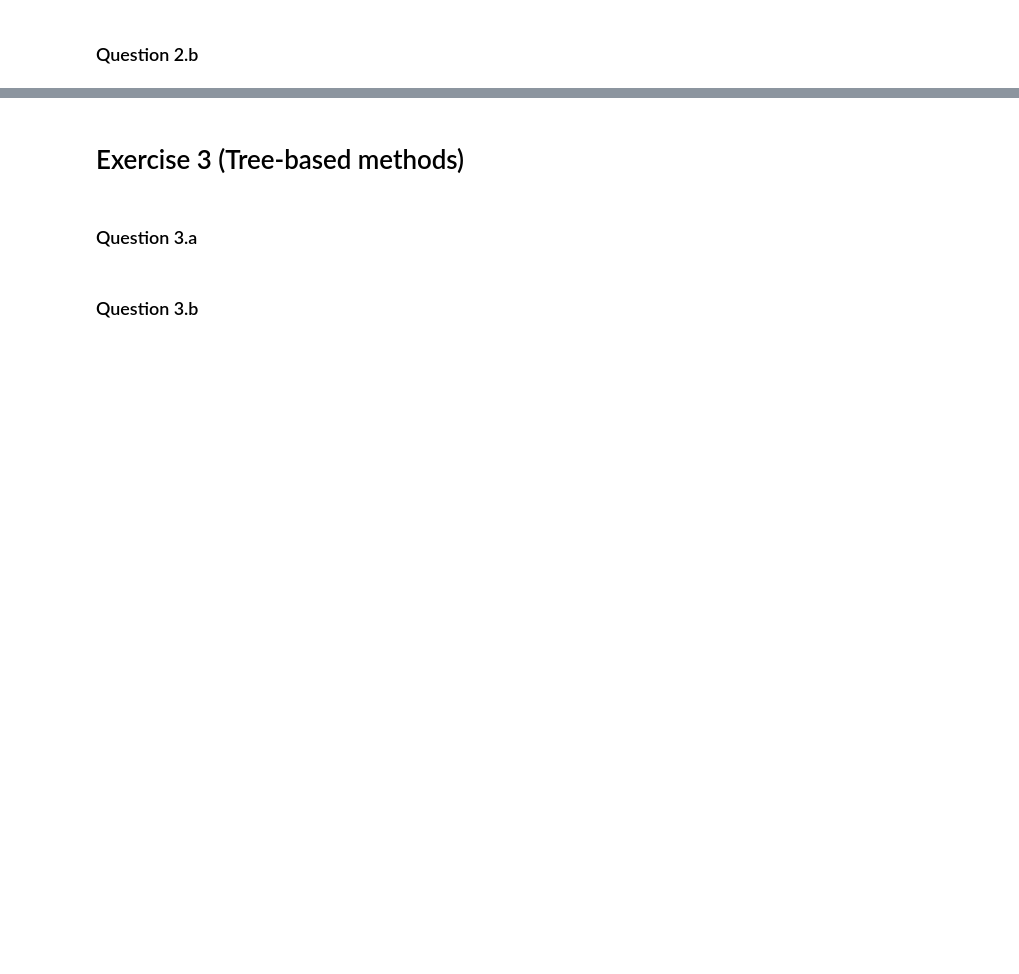
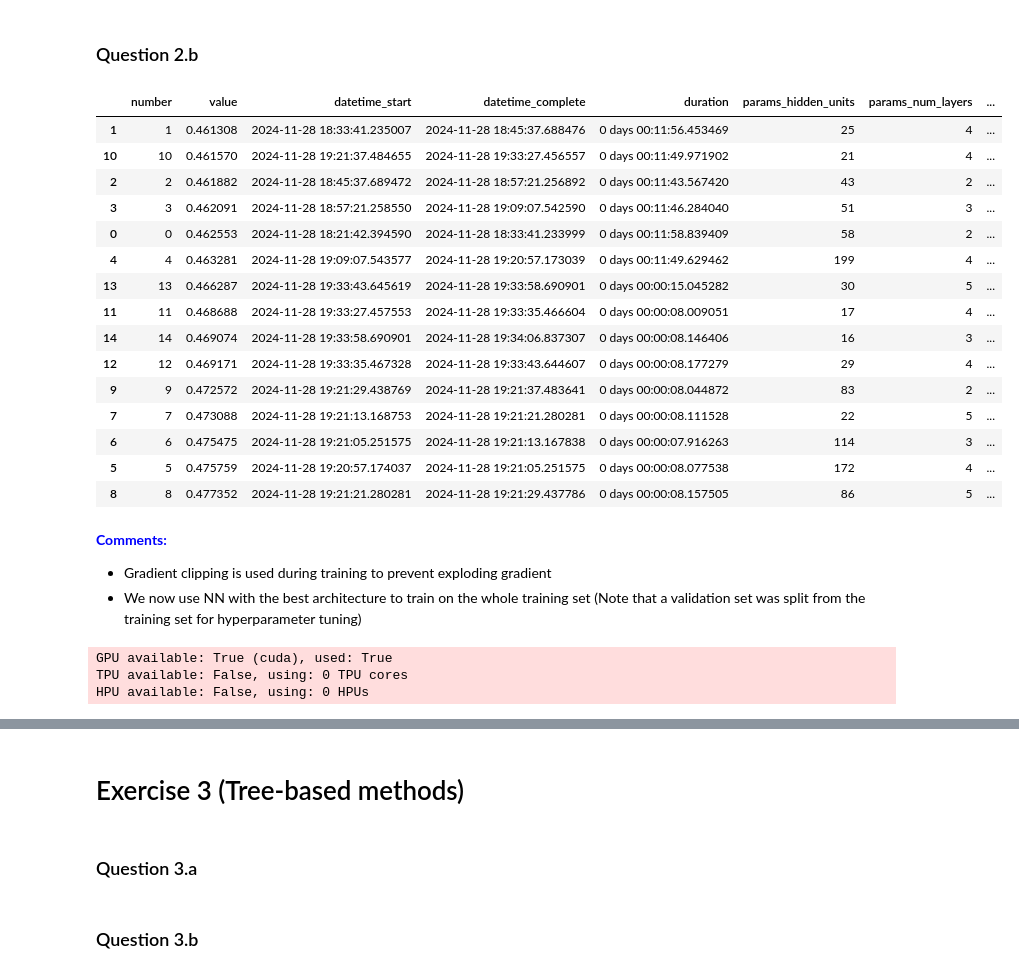
Before and after one commit to 10258392511/MLFIProjects, a Jupyter notebook: InsuranceClaimPred/assignment4_completed.ipynb, the cells around one changed output, grey strips where cells are left out. Cells and saved outputs as stored; diff of their text form; code cells hidden in the pictures; blank space fills up the shorter version.

```diff
--- a/InsuranceClaimPred/assignment4_completed.ipynb
+++ b/InsuranceClaimPred/assignment4_completed.ipynb
@@ -521,0 +651,76 @@ def predict(trainer: pl.Trainer, pl_model: pl.LightningModule, data_module: pl.L
+# %%
+with open("submissions/MLP_study.pkl", "rb") as rf:
+    study = pickle.load(rf)
+study.trials_dataframe().sort_values("value", ascending=True)
+# %% [output]
+|  | number | value | datetime_start | datetime_complete | duration | params_hidden_units | params_num_layers | ... |
+| 1 | 1 | 0.461308 | 2024-11-28 18:33:41.235007 | 2024-11-28 18:45:37.688476 | 0 days 00:11:56.453469 | 25 | 4 | ... |
+| 10 | 10 | 0.461570 | 2024-11-28 19:21:37.484655 | 2024-11-28 19:33:27.456557 | 0 days 00:11:49.971902 | 21 | 4 | ... |
+| 2 | 2 | 0.461882 | 2024-11-28 18:45:37.689472 | 2024-11-28 18:57:21.256892 | 0 days 00:11:43.567420 | 43 | 2 | ... |
+| 3 | 3 | 0.462091 | 2024-11-28 18:57:21.258550 | 2024-11-28 19:09:07.542590 | 0 days 00:11:46.284040 | 51 | 3 | ... |
+| 0 | 0 | 0.462553 | 2024-11-28 18:21:42.394590 | 2024-11-28 18:33:41.233999 | 0 days 00:11:58.839409 | 58 | 2 | ... |
+| 4 | 4 | 0.463281 | 2024-11-28 19:09:07.543577 | 2024-11-28 19:20:57.173039 | 0 days 00:11:49.629462 | 199 | 4 | ... |
+| 13 | 13 | 0.466287 | 2024-11-28 19:33:43.645619 | 2024-11-28 19:33:58.690901 | 0 days 00:00:15.045282 | 30 | 5 | ... |
+| 11 | 11 | 0.468688 | 2024-11-28 19:33:27.457553 | 2024-11-28 19:33:35.466604 | 0 days 00:00:08.009051 | 17 | 4 | ... |
+| 14 | 14 | 0.469074 | 2024-11-28 19:33:58.690901 | 2024-11-28 19:34:06.837307 | 0 days 00:00:08.146406 | 16 | 3 | ... |
+| 12 | 12 | 0.469171 | 2024-11-28 19:33:35.467328 | 2024-11-28 19:33:43.644607 | 0 days 00:00:08.177279 | 29 | 4 | ... |
+| 9 | 9 | 0.472572 | 2024-11-28 19:21:29.438769 | 2024-11-28 19:21:37.483641 | 0 days 00:00:08.044872 | 83 | 2 | ... |
+| 7 | 7 | 0.473088 | 2024-11-28 19:21:13.168753 | 2024-11-28 19:21:21.280281 | 0 days 00:00:08.111528 | 22 | 5 | ... |
+| 6 | 6 | 0.475475 | 2024-11-28 19:21:05.251575 | 2024-11-28 19:21:13.167838 | 0 days 00:00:07.916263 | 114 | 3 | ... |
+| 5 | 5 | 0.475759 | 2024-11-28 19:20:57.174037 | 2024-11-28 19:21:05.251575 | 0 days 00:00:08.077538 | 172 | 4 | ... |
+| 8 | 8 | 0.477352 | 2024-11-28 19:21:21.280281 | 2024-11-28 19:21:29.437786 | 0 days 00:00:08.157505 | 86 | 5 | ... |
+# %% [markdown]
+<span style="color: blue;"><b>Comments:</b></span>
+- Gradient clipping is used during training to prevent exploding gradient
+- We now use NN with the best architecture to train on the whole training set (Note that a validation set was split from the training set for hyperparameter tuning)
+# %%
+col_tfm = create_preprocessing_steps(if_norm=True, if_one_hot=True)
+X_train_nn = col_tfm.fit_transform(X_train)
+train_ds = TensorDataset(torch.tensor(X_train_nn.toarray()).float(), torch.tensor(y_train.values).float())
+X_test_nn = col_tfm.transform(X_test)
+test_ds = TensorDataset(torch.tensor(X_test_nn.toarray()).float(), torch.tensor(y_test.values).float())
+
+train_loader = DataLoader(train_ds, batch_size=NN_TRAIN_CONFIG["batch_size"], shuffle=True, num_workers=0)
+test_loader = DataLoader(test_ds, batch_size=NN_TRAIN_CONFIG["batch_size"], num_workers=0)
+
+ckpt_filename= "submissions/num_layers_4__hidden_units_25/epoch=10_val_loss=4.613e-01.ckpt"
+ckpt_root_dir = "ckpts_out"
+log_root_dir = "logs_out"
+
+model_params = {
+   "input_units": X_iter.shape[1],
+    "num_layers": study.best_params["num_layers"],
+    "hidden_units": study.best_params["hidden_units"],
+}
+model = MLP(model_params)
+training_config = NN_TRAIN_CONFIG.copy()
+training_config.update({
+    "lr": 1e-3,
+    "num_epochs": 25,
+})  # For resuming training from the saved checkpoint
+pl_model = InsuranceClaimLModule.load_from_checkpoint(ckpt_filename, model=model, params=training_config)
+# pl_model = InsuranceClaimLModule(model, training_config)
+ckpt_dir = ckpt_root_dir
+model_ckpt = ModelCheckpoint(
+    dirpath=ckpt_dir,
+    filename="{epoch}_{val_MAE:.3e}",
+    monitor="val_MAE",
+    mode="min",
+    save_top_k=1,
+)
+logger = TensorBoardLogger(
+    save_dir=log_root_dir,
+    name=MLP.__name__,
+)
+trainer = pl.Trainer(
+    max_epochs=training_config["num_epochs"],
+    callbacks=[model_ckpt],
+    logger=logger,
+    gradient_clip_val=0.01,
+)
+# Uncomment this line to fine-tune the final model. Output is cleared for readability of assignment submission
+# trainer.fit(pl_model, train_loader, test_loader)
+# %% [output]
+GPU available: True (cuda), used: True
+TPU available: False, using: 0 TPU cores
+HPU available: False, using: 0 HPUs
```
Also changed, not shown: parts of 15 cells of this notebook, 4 other files.
